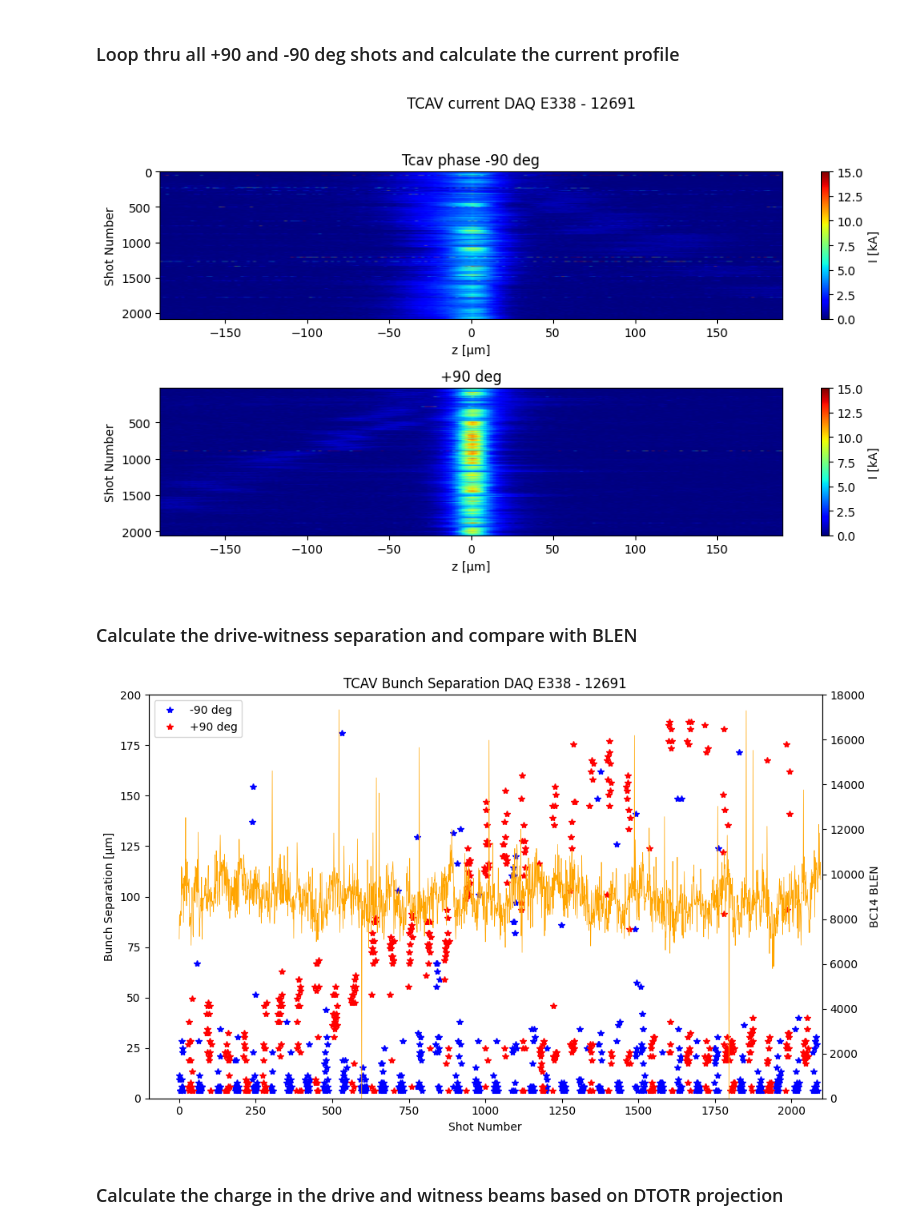
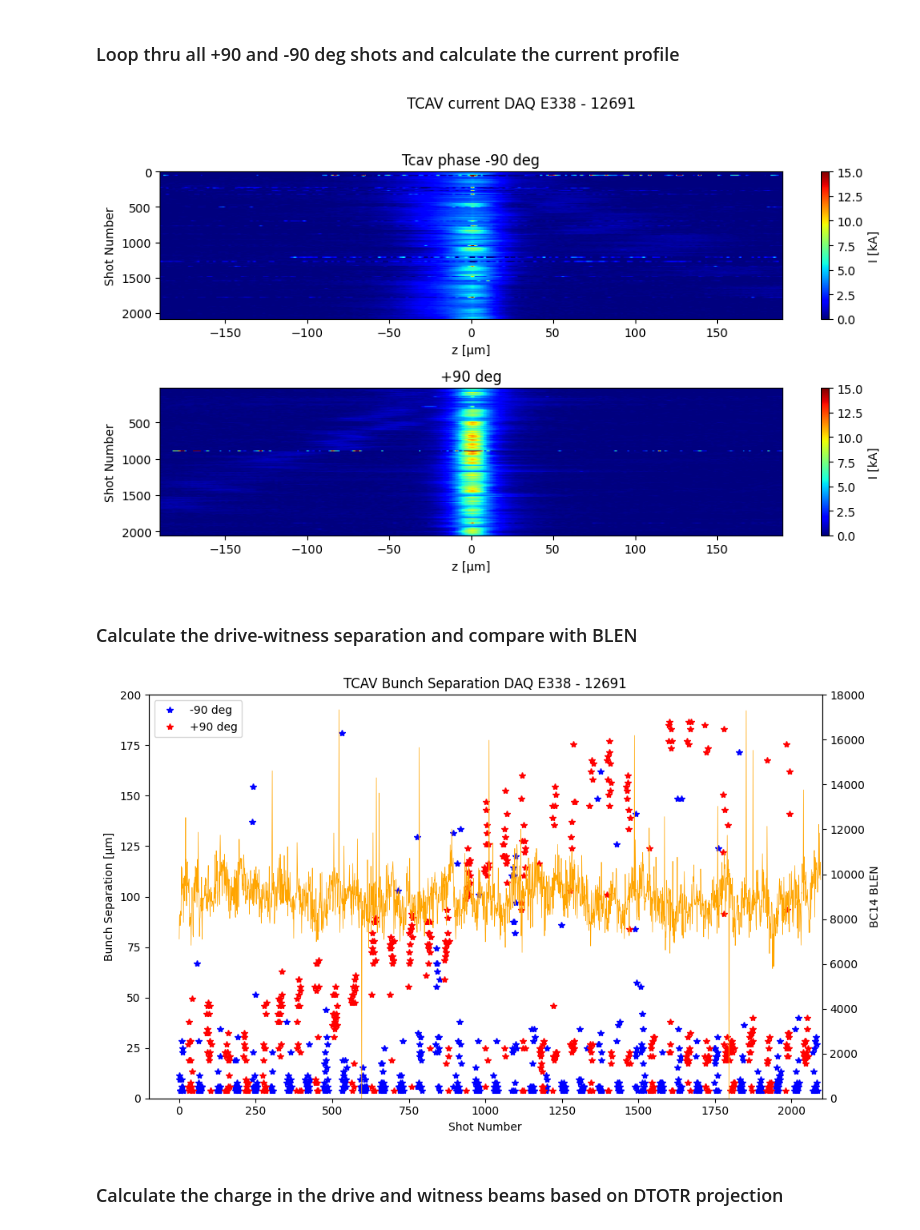
Before and after one commit to truewis/FACET-II-ML-diag, a Jupyter notebook: notebooks/xtcav_analysis.ipynb, the cells around one changed output. Saved outputs shown, nothing was run; the diff lists cells and outputs as text; code cells hidden in the pictures.

```diff
--- a/notebooks/xtcav_analysis.ipynb
+++ b/notebooks/xtcav_analysis.ipynb
@@ -331,6 +331,9 @@ for i, idx in enumerate(sample_image_indices):
 
 
     centroid_corrections = np.round((centers_of_mass/np.abs(centers_of_mass))*np.abs(centers_of_mass) - centers_of_mass.shape[0] / 2)
+    # Convert to integer type (e.g., int32 or int64)
+    # This is the crucial step to fix the error:
+    centroid_corrections = centroid_corrections.astype(int)
     centroid_corrections[np.isnan(centroid_corrections)] = 0
 
     # Apply row-wise shift based on centroid correction
@@ -416,6 +419,8 @@ for ij in range(len(minus_90_idx)):
     sample_image_cropped, _ = cropProfmonImg(sample_image, xrange, yrange, plot_flag=False)
 
     centroid_corrections = np.round((centers_of_mass / np.abs(centers_of_mass)) * np.abs(centers_of_mass) - centers_of_mass.shape[0] / 2)
+    # Convert to integer type (e.g., int32 or int64)
+    centroid_corrections = centroid_corrections.astype(int)
     centroid_corrections[np.isnan(centroid_corrections)] = 0
 
     # Apply row-wise shift based on centroid correction
@@ -443,6 +448,8 @@ for ij in range(len(plus_90_idx)):
     sample_image_cropped, _ = cropProfmonImg(sample_image, xrange, yrange, plot_flag=False)
 
     centroid_corrections = np.round((centers_of_mass / np.abs(centers_of_mass)) * np.abs(centers_of_mass) - centers_of_mass.shape[0] / 2)
+    centroid_corrections = centroid_corrections.astype(int)
+
     centroid_corrections[np.isnan(centroid_corrections)] = 0
 
     # Apply row-wise shift based on centroid correction
@@ -463,34 +470,34 @@ for ij in range(len(plus_90_idx)):
     currentProfile_plus_90.append(currentProfile)
 
 # Convert lists to arrays for plotting
 currentProfile_minus_90 = np.array(currentProfile_minus_90)
 currentProfile_plus_90 = np.array(currentProfile_plus_90)
 
 # Plot
 plt.figure(figsize=(10, 6))
 
 # Subplot for -90°
 plt.subplot(2, 1, 1)
 extent_x = tvar * 3e8 * 1e6  # Convert to microns
 plt.imshow(currentProfile_minus_90, aspect='auto', cmap='jet', vmin=0, vmax=15, extent=[extent_x[0], extent_x[-1], minus_90_idx[-1], minus_90_idx[0]])
 plt.xlabel('z [μm]')
 plt.ylabel('Shot Number')
 plt.title(plot_titles[0])
 plt.colorbar(label='I [kA]')
 
 # Subplot for +90°
 plt.subplot(2, 1, 2)
 plt.imshow(currentProfile_plus_90, aspect='auto', cmap='jet', vmin=0, vmax=15,extent=[extent_x[0], extent_x[-1], plus_90_idx[-1], plus_90_idx[0]])
 plt.xlabel('z [μm]')
 plt.ylabel('Shot Number')
 plt.title(plot_titles[2])
 plt.colorbar(label='I [kA]')
 
 plt.suptitle(f"TCAV current DAQ {experiment} - {runname}")
 plt.tight_layout(rect=[0, 0.03, 1, 0.95])
 plt.show()
 # %% [output]
-[figure, old version]
+[figure, new version]
 # %% [markdown]
 ### Calculate the drive-witness separation and compare with BLEN
 # %%
@@ -585,7 +592,7 @@ fig.patch.set_facecolor('white')
 
 plt.show()
 # %% [output]
-[figure, old version]
+[figure, new version]
 # %% [markdown]
 ### Calculate the charge in the drive and witness beams based on DTOTR projection
 # %%
```
Also changed, not shown: 12 other files.
